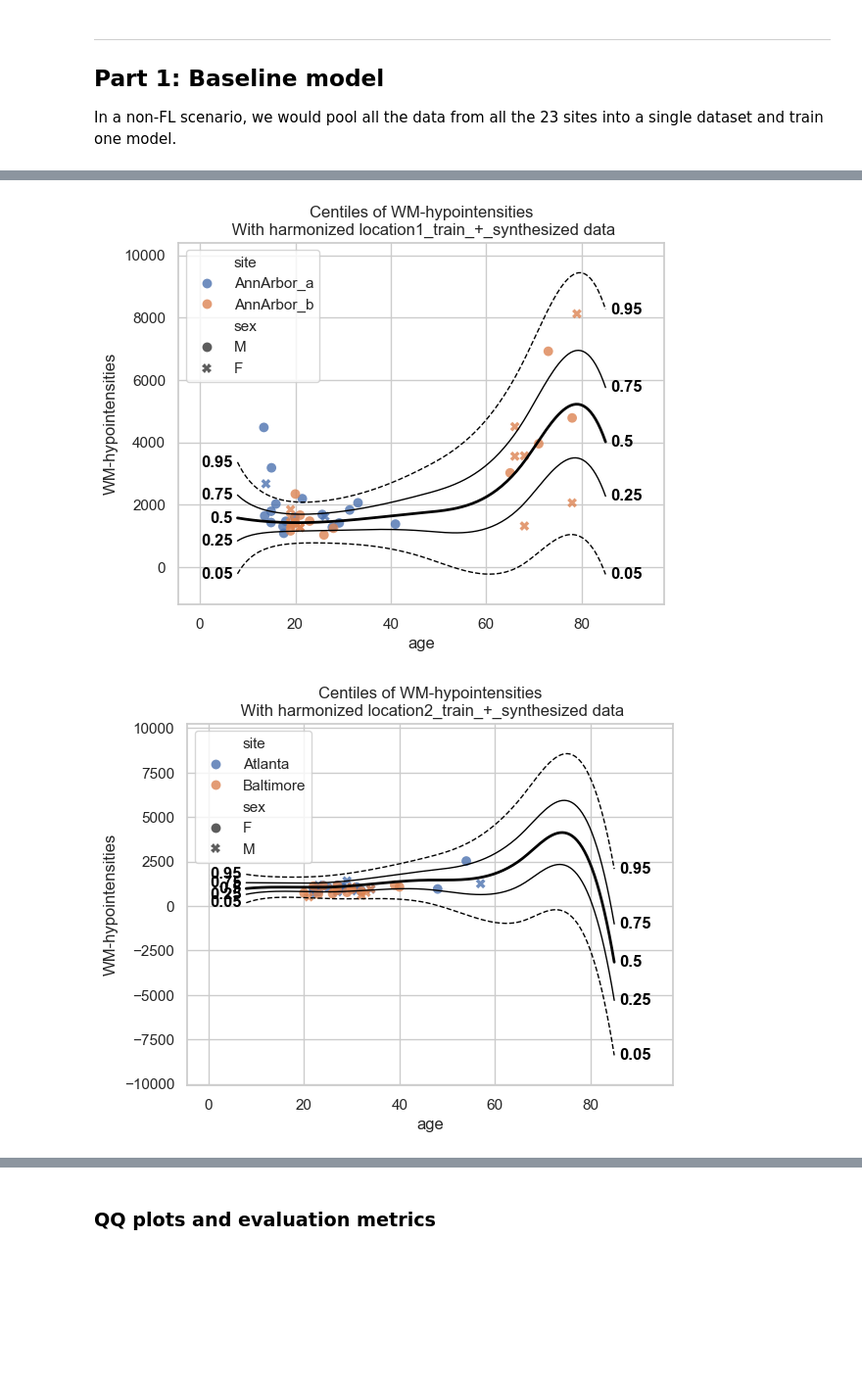
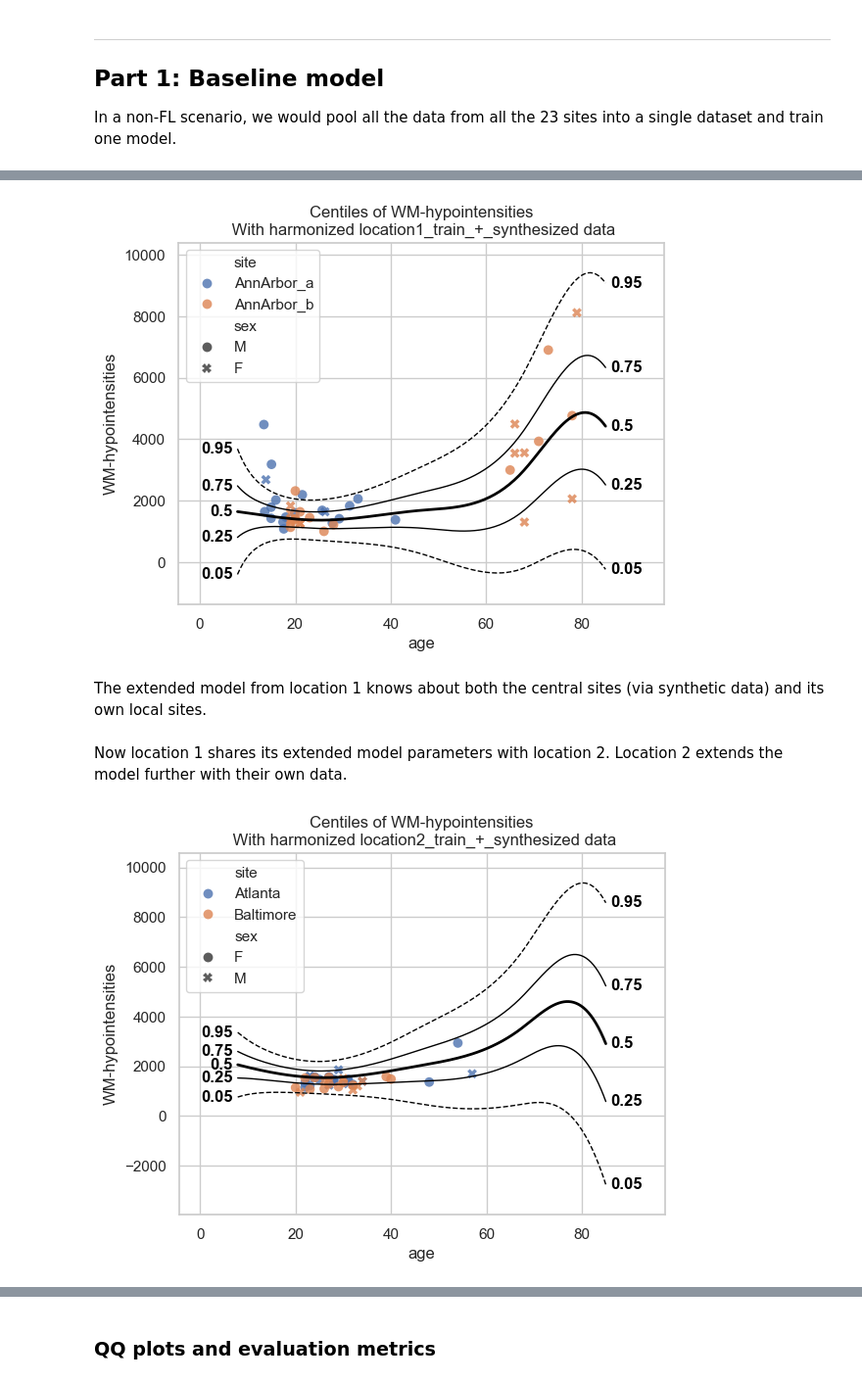
Before and after one commit to predictive-clinical-neuroscience/PCNtoolkit, a Jupyter notebook: examples/12_federated_learning.ipynb, the cells around one changed output, grey strips where cells are left out. Shown at 98% size. Cells and saved outputs as stored; diff of their text form; code cells hidden in the pictures; blank space fills up the shorter version.

```diff
--- a/examples/12_federated_learning.ipynb
+++ b/examples/12_federated_learning.ipynb
@@ -362,31 +373,37 @@ extended_1 = central_model.extend(
     ),
 )
+# %%
+# Visualize the extended model
+plot_centiles_advanced(
+    extended_location_1,
+    scatter_data=train_location1,
+    batch_effects="all",
+)
+# %% [output]
+[figure, added]
+# %% [markdown]
+The extended model from location 1 knows about both the central sites (via synthetic data) and its own local sites.
+# %% [markdown]
+Now location 1 shares its extended model parameters with location 2. Location 2 extends the model further with their own data.
 # %%
-# Location 2 loads the central model from disk
-central_model = NormativeModel.load("resources/federated/central")
+# Location 2 loads the extended model from disk
+extended_location_1 = NormativeModel.load("resources/federated/extended_location_1")
 
-# Location 2 extends the central model
+# Location 2 extends the model
 # with their private data.
-extended_2 = central_model.extend(
+extended_location_1_and_2 = extended_location_1.extend_predict(
     train_location2,
+    test_location2,
     save_dir=(
-        "resources/federated/extended_2"
+        "resources/federated/extended_location_1_and_2"
     ),
 )
 # %%
-# Visualize the extended models
 plot_centiles_advanced(
-    extended_1,
-    scatter_data=train_location1,
-    batch_effects="all",
-)
-
-plot_centiles_advanced(
-    extended_2,
+    extended_location_1_and_2,
     scatter_data=train_location2,
     batch_effects="all",
 )
 # %% [output]
-[figure, old version]
+[figure, new version]
-[figure, removed]
 # %% [markdown]
```
Also changed, not shown: parts of 25 cells of this notebook.
